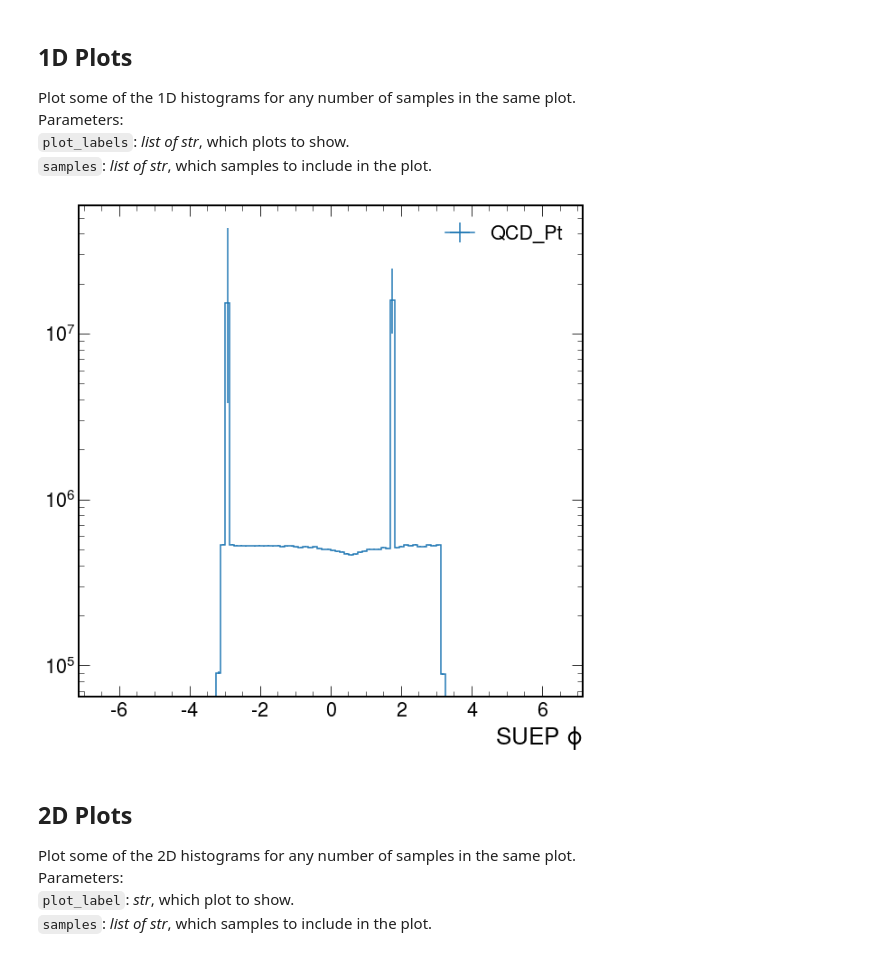
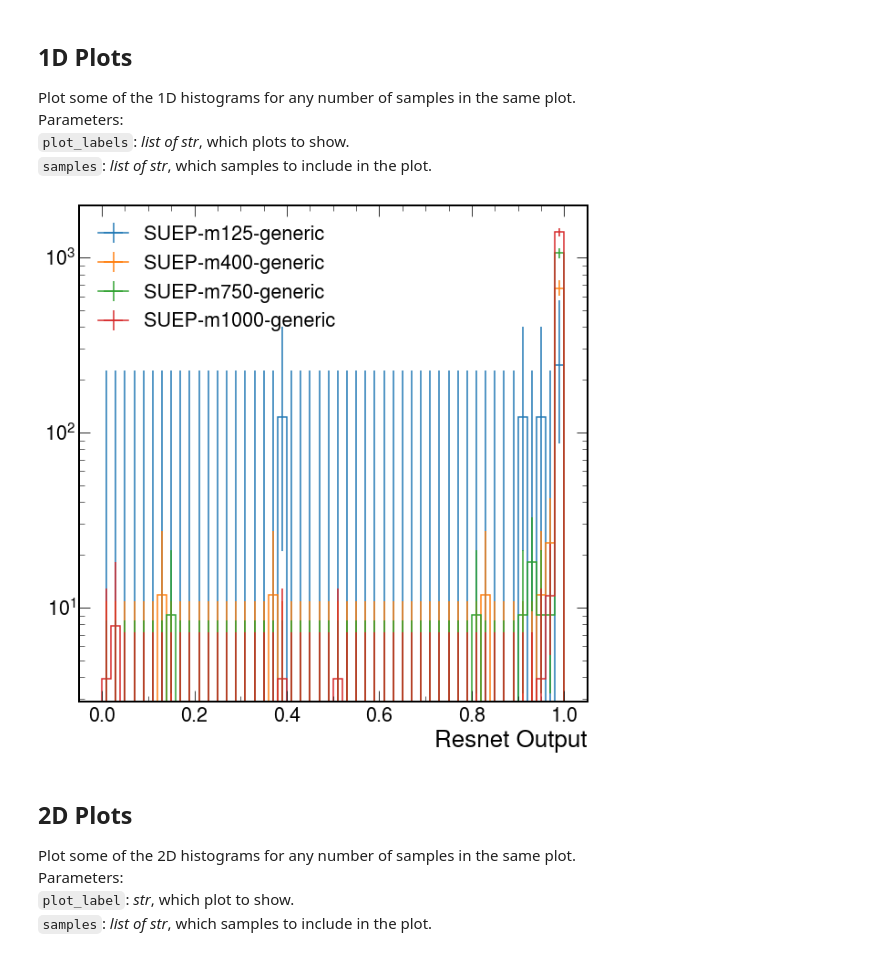
Before and after one commit to SUEPPhysics/SUEPCoffea_dask, a Jupyter notebook: plotting/plot.ipynb, the cells around one changed output. Saved outputs shown, nothing was run; the diff lists cells and outputs as text; code cells hidden in the pictures.

```diff
--- a/plotting/plot.ipynb
+++ b/plotting/plot.ipynb
@@ -24,8 +24,8 @@ matplotlib.rcParams['figure.facecolor'] = 'white'
 `infile_names`: _array of str_: full paths of .pkl files.<br>
 # %%
 # parameters
-input_label = 'S1_ntracks_ABCD_ntracks50'
-output_label = '/home/submit/lavezzo/public_html/SUEP/S1_ntracks_ABCD_ntracks50/'
+input_label = 'S1_ntracks_ABCD'
+output_label = '/home/submit/lavezzo/public_html/SUEP/S1_ntracks_ABCD/'
 file_ext = '.png'
 
 # input .pkl files
@@ -102,19 +102,19 @@ for infile_name in infile_names:
         sample = 'QCD_Pt'
 
         # include this block to import the QCD bins individually
-        temp_sample = infile_name.split('/')[-1].split('.pkl')[0]
-        plots[temp_sample] = openpkl(infile_name)
-        for plot in list(plots[temp_sample].keys()):
-            plots[temp_sample][plot] = plots[temp_sample][plot]*lumi
+        # temp_sample = infile_name.split('/')[-1].split('.pkl')[0]
+        # plots[temp_sample] = openpkl(infile_name)
+        # for plot in list(plots[temp_sample].keys()):
+        #     plots[temp_sample][plot] = plots[temp_sample][plot]*lumi
 
     elif 'QCD_HT' in infile_name:
         sample = 'QCD_HT'
 
         # include this block to import the QCD bins individually
-        temp_sample = infile_name.split('/')[-1].split('.pkl')[0]
-        plots[temp_sample] = openpkl(infile_name)
-        for plot in list(plots[temp_sample].keys()):
-            plots[temp_sample][plot] = plots[temp_sample][plot]*lumi
+        # temp_sample = infile_name.split('/')[-1].split('.pkl')[0]
+        # plots[temp_sample] = openpkl(infile_name)
+        # for plot in list(plots[temp_sample].keys()):
+        #     plots[temp_sample][plot] = plots[temp_sample][plot]*lumi
 
     elif 'JetHT+Run' in infile_name:
         sample = 'data'
@@ -167,23 +165,23 @@ Parameters:<br>
 `plot_labels`: _list of str_, which plots to show.<br>
 `samples`: _list of str_, which samples to include in the plot.
 # %%
-plot_labels = ['SUEP_phi_IRM']
-samples = ['QCD_Pt']
-#samples = ['SUEP-m125-generic', 'SUEP-m400-generic', 'SUEP-m750-generic', 'SUEP-m1000-generic']
+plot_labels = ['resnet_SUEP_pred_ML']
+#samples = ['QCD_Pt']
+samples = ['SUEP-m125-generic', 'SUEP-m400-generic', 'SUEP-m750-generic', 'SUEP-m1000-generic']
 
 for plot_label in plot_labels:
     for sample in samples:
-        hep.histplot(plots[sample][plot_label][::1j],
+        hep.histplot(plots[sample][plot_label][::2j],
                      yerr=True, label=sample)
 
     # plt.ylim(1e4,1e6)
     # plt.xlim(0,3)
     plt.legend()
     plt.yscale("log")
     plt.savefig(output_label + plot_label + file_ext, bbox_inches='tight')
     plt.show()
 # %% [output]
-[figure, old version]
+[figure, new version]
 # %% [markdown]
 ## 2D Plots
 Plot some of the 2D histograms for any number of samples in the same plot.<br>
```
Also changed, not shown: parts of 8 cells of this notebook, 3 other files.
